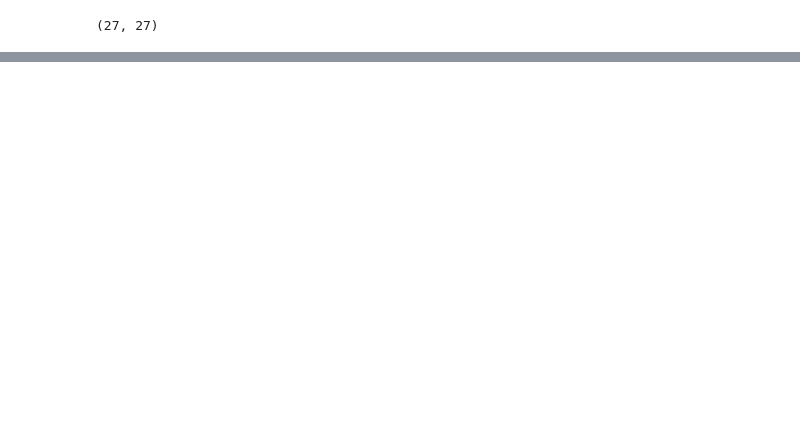
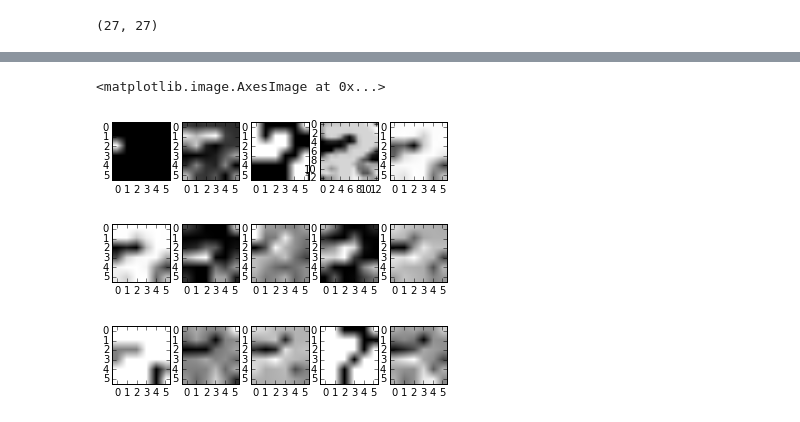
Before and after one commit to dikien/break-captcha, a Jupyter notebook: Step4_Generate_Clssifier_keras_conv_visualize.ipynb, the cells around one changed output, grey strips where cells are left out. Saved outputs shown, nothing was run; the diff lists cells and outputs as text; code cells hidden in the pictures; blank space fills up the shorter version.

```diff
--- a/Step4_Generate_Clssifier_keras_conv_visualize.ipynb
+++ b/Step4_Generate_Clssifier_keras_conv_visualize.ipynb
@@ -251 +340,19 @@ model3.compile(loss='categorical_crossentropy', optimizer=sgd)
+# %%
+# Sequential wrapper model
+model3 = Sequential()
+
+# first convolutional layer
+model3.add(Convolution2D(32, 1, 2, 2, weights=model.layers[0].get_weights()))
+model3.add(Activation('relu'))
+
+# second convolutional layer
+model3.add(Convolution2D(48, 32, 2, 2, weights=model.layers[2].get_weights()))
+model3.add(Activation('relu'))
+model3.add(MaxPooling2D(poolsize=(2,2)))
+
+# third convolutional layer
+model3.add(Convolution2D(32, 48, 2, 2, weights=model.layers[5].get_weights()))
+model3.add(Activation('relu'))
+model3.add(MaxPooling2D(poolsize=(2,2)))
+model3.compile(loss='categorical_crossentropy', optimizer=sgd)
 # %%
@@ -278,0 +370,59 @@ ax4.imshow(sample_4, cmap='gray')
+# %%
+sample_0 = valX_h_3[0][0]
+sample_1 = valX_h_3[0][1]
+sample_2 = valX_h_3[0][2]
+sample_3 = valX_h_2[0][3]
+sample_4 = valX_h_3[0][4]
+sample_5 = valX_h_3[0][5]
+sample_6 = valX_h_3[0][6]
+sample_7 = valX_h_3[0][7]
+sample_8 = valX_h_3[0][8]
+sample_9 = valX_h_3[0][9]
+sample_10 = valX_h_3[0][10]
+sample_11 = valX_h_3[0][11]
+sample_12 = valX_h_3[0][12]
+sample_13 = valX_h_3[0][13]
+sample_14 = valX_h_3[0][14]
+sample_15 = valX_h_3[0][15]
+sample_16 = valX_h_3[0][16]
+sample_17 = valX_h_3[0][17]
+sample_18 = valX_h_3[0][18]
+sample_19 = valX_h_3[0][19]
+sample_20 = valX_h_3[0][20]
+sample_21 = valX_h_3[0][21]
+sample_22 = valX_h_3[0][22]
+sample_23 = valX_h_3[0][23]
+sample_24 = valX_h_3[0][24]
+sample_25 = valX_h_3[0][25]
+sample_26 = valX_h_3[0][26]
+sample_27 = valX_h_3[0][27]
+sample_28 = valX_h_3[0][28]
+sample_29 = valX_h_3[0][29]
+sample_30 = valX_h_3[0][30]
+sample_31 = valX_h_3[0][31]
+
+fig, (ax0, ax1, ax2, ax3, ax4) = plt.subplots(1, 5)
+ax0.imshow(sample_0, cmap='gray')
+ax1.imshow(sample_1, cmap='gray')
+ax2.imshow(sample_2, cmap='gray')
+ax3.imshow(sample_3, cmap='gray')
+ax4.imshow(sample_4, cmap='gray')
+
+fig, (ax0, ax1, ax2, ax3, ax4) = plt.subplots(1, 5)
+ax0.imshow(sample_10, cmap='gray')
+ax1.imshow(sample_11, cmap='gray')
+ax2.imshow(sample_12, cmap='gray')
+ax3.imshow(sample_13, cmap='gray')
+ax4.imshow(sample_14, cmap='gray')
+
+fig, (ax0, ax1, ax2, ax3, ax4) = plt.subplots(1, 5)
+ax0.imshow(sample_20, cmap='gray')
+ax1.imshow(sample_21, cmap='gray')
+ax2.imshow(sample_22, cmap='gray')
+ax3.imshow(sample_23, cmap='gray')
+ax4.imshow(sample_24, cmap='gray')
+# %% [output]
+<matplotlib.image.AxesImage at 0x...>
+[figure, added]
+[figure, added]
+[figure, added]
```
Also changed, not shown: parts of 31 cells of this notebook.
